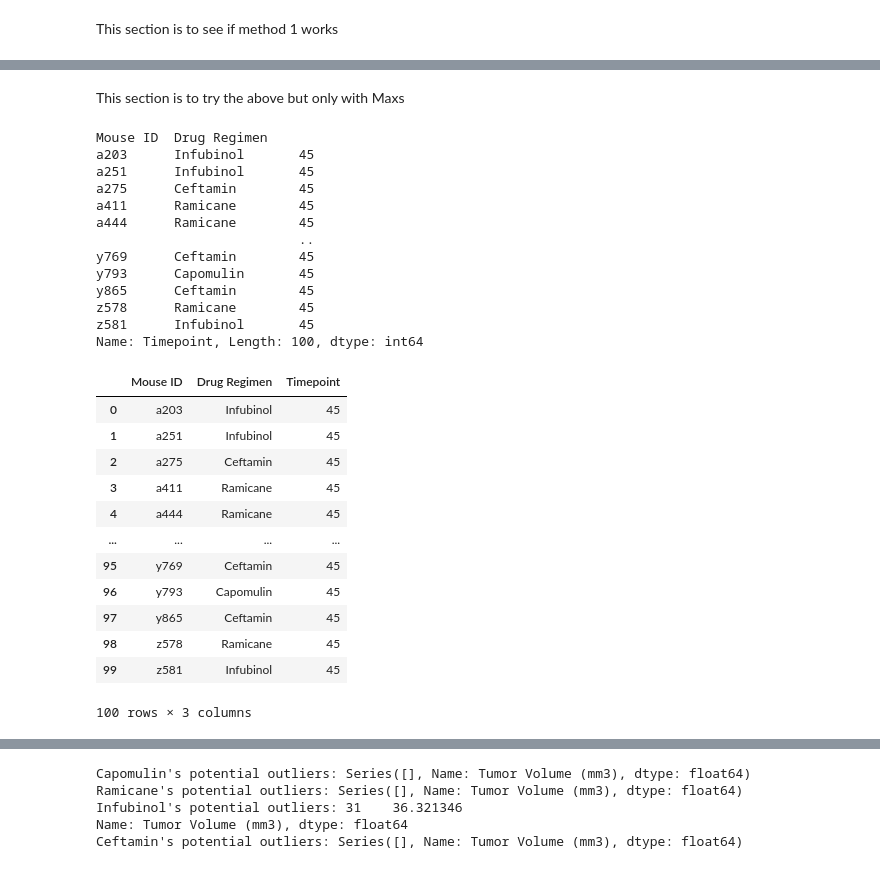
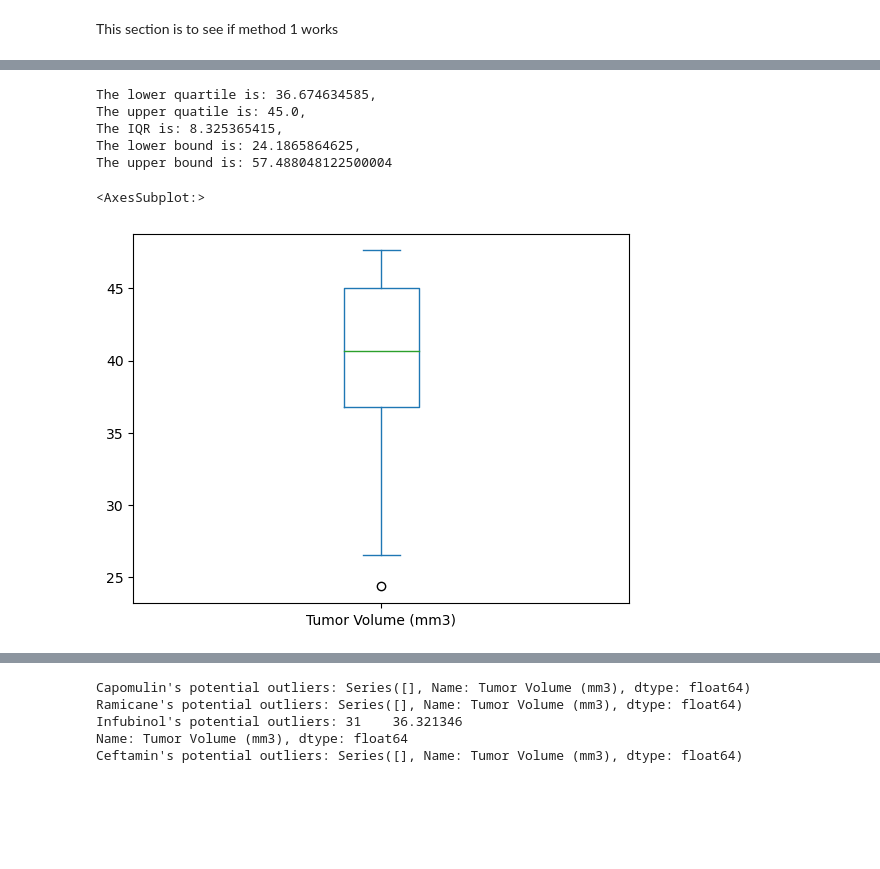
Before and after one commit to JuanJCoronado/Challenge5_JuanCoronado, a Jupyter notebook: pymaceuticals_starter.ipynb, the cells around one changed output, grey strips where cells are left out. Cells and saved outputs as stored; diff of their text form; code cells hidden in the pictures; blank space fills up the shorter version.

```diff
--- a/pymaceuticals_starter.ipynb
+++ b/pymaceuticals_starter.ipynb
@@ -260,43 +239,31 @@ sub_dataset
-# %% [markdown]
-This section is to try the above but only with Maxs
-# %%
-# Subset containing the 4 types of Drugs, only Max tumor volume by Mouse ID and Drug Regimen
-sub_datasetMAX = (
-    sub_dataset
-    .groupby(['Mouse ID' , 'Drug Regimen'])['Timepoint']
-    .max()
-)
-sub_datasetMAX
-# %% [output]
-Mouse ID  Drug Regimen
-a203      Infubinol       45
-a251      Infubinol       45
-a275      Ceftamin        45
-a411      Ramicane        45
-a444      Ramicane        45
-                          ..
-y769      Ceftamin        45
-y793      Capomulin       45
-y865      Ceftamin        45
-z578      Ramicane        45
-z581      Infubinol       45
-Name: Timepoint, Length: 100, dtype: int64
-# %%
-# Transform into Pandas Data Frame
-sub_datasetMAXdf = pd.DataFrame(sub_datasetMAX)
-sub_datasetMAXdf = sub_datasetMAXdf.reset_index()
-sub_datasetMAXdf
-# %% [output]
-|  | Mouse ID | Drug Regimen | Timepoint |
-| 0 | a203 | Infubinol | 45 |
-| 1 | a251 | Infubinol | 45 |
-| 2 | a275 | Ceftamin | 45 |
-| 3 | a411 | Ramicane | 45 |
-| 4 | a444 | Ramicane | 45 |
-| ... | ... | ... | ... |
-| 95 | y769 | Ceftamin | 45 |
-| 96 | y793 | Capomulin | 45 |
-| 97 | y865 | Ceftamin | 45 |
-| 98 | z578 | Ramicane | 45 |
-| 99 | z581 | Infubinol | 45 |
-100 rows × 3 columns
+# %%
+# Calculate upper and lower bounds RAMICANE
+stats_Ramicane = DataRamicane2['Tumor Volume (mm3)'].describe()
+stats_RamicaneQ1 = stats_Ramicane['25%']
+stats_RamicaneQ3 = stats_Ramicane['75%']
+stats_RamicaneIQR = stats_RamicaneQ3 - stats_RamicaneQ1
+stats_RamicaneLowerBound = stats_RamicaneQ1 - (stats_RamicaneIQR*1.5)
+stats_RamicaneUpperBound = stats_RamicaneQ3 + (stats_RamicaneIQR*1.5)
+
+print(f'''
+
+The lower quartile is: {stats_RamicaneQ1},
+The upper quatile is: {stats_RamicaneQ3},
+The IQR is: {stats_RamicaneIQR},
+The lower bound is: {stats_RamicaneLowerBound},
+The upper bound is: {stats_RamicaneUpperBound}
+
+''')
+
+FilteredRamicane = DataRamicane2[
+    (DataRamicane2['Tumor Volume (mm3)']>stats_RamicaneLowerBound) & (DataRamicane2['Tumor Volume (mm3)']<stats_RamicaneUpperBound)
+]
+FilteredRamicane['Tumor Volume (mm3)'].plot.box()
+# %% [output]
+The lower quartile is: 36.674634585,
+The upper quatile is: 45.0,
+The IQR is: 8.325365415,
+The lower bound is: 24.1865864625,
+The upper bound is: 57.488048122500004
+<AxesSubplot:>
+[figure, added]
```
Also changed, not shown: parts of 13 cells of this notebook.
